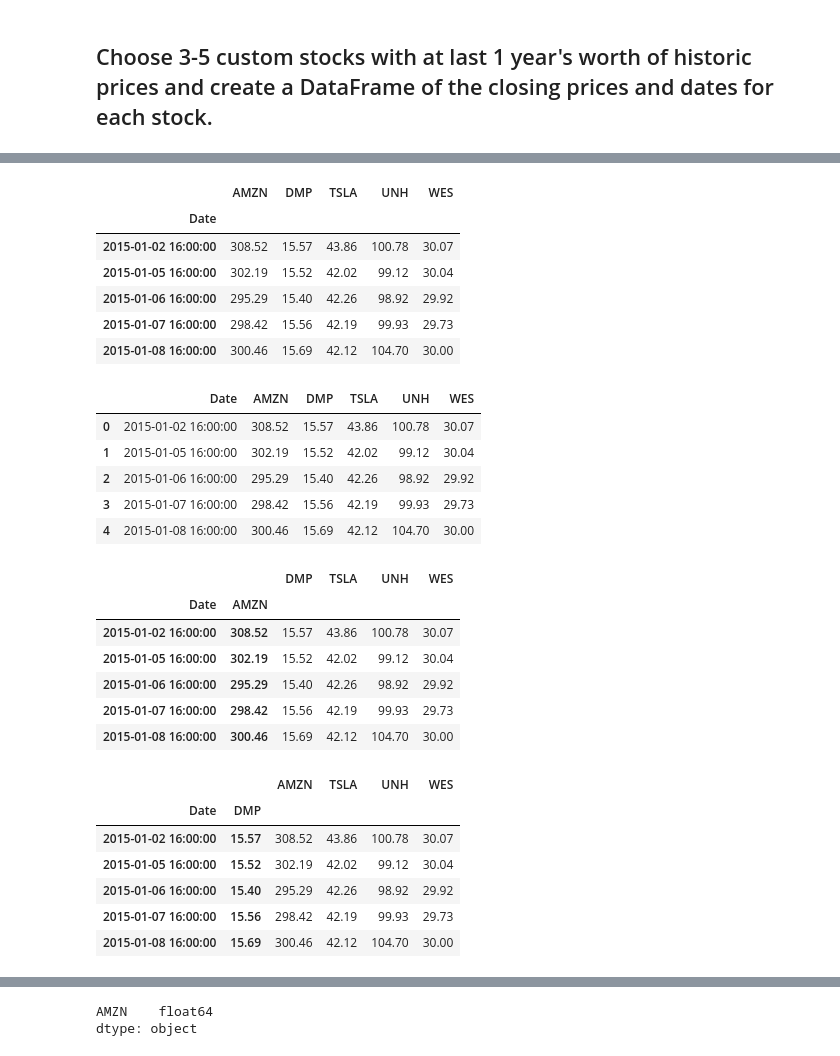
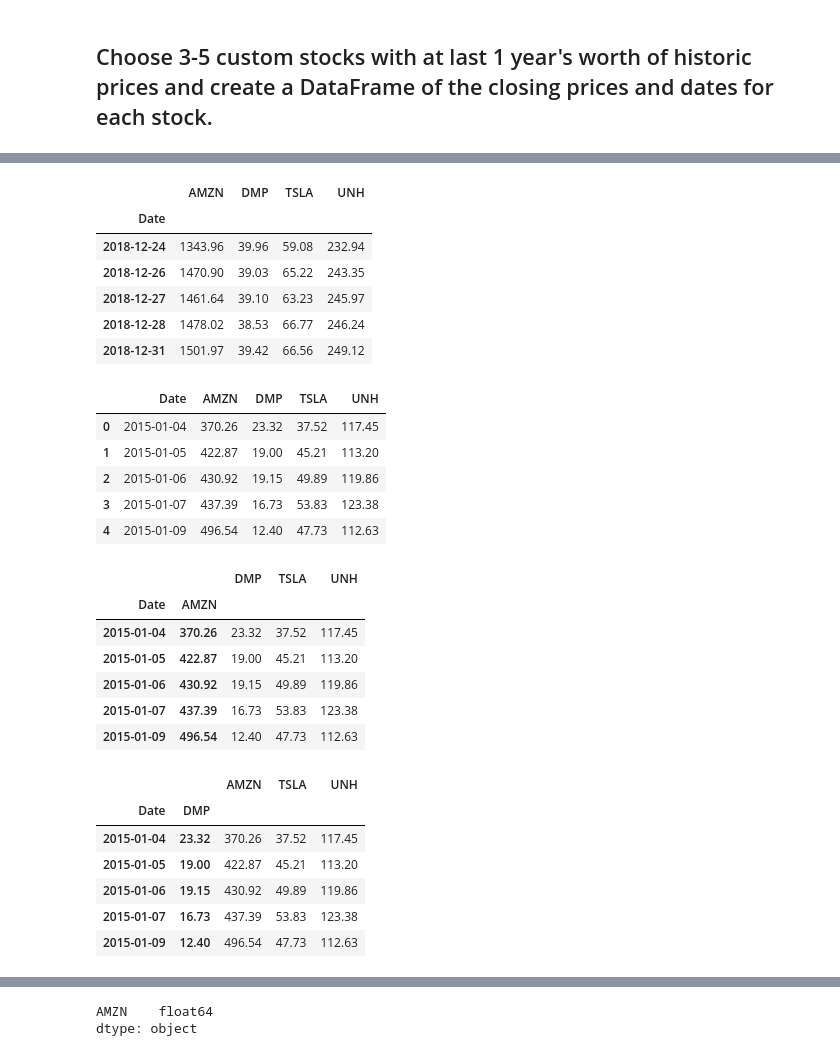
Before and after one commit to JimP315/Panthas, a Jupyter notebook: Starter_Code/whale_analysis.ipynb, the cells around one changed output, grey strips where cells are left out. Cells and saved outputs as stored; diff of their text form; code cells hidden in the pictures.

```diff
--- a/Starter_Code/whale_analysis.ipynb
+++ b/Starter_Code/whale_analysis.ipynb
@@ -522,64 +513,64 @@ WES_returns.head()
 # %%
 # Combine all stocks in a single DataFrame
-combined1_df = pd.concat([AMZN_returns, DMP_returns, TSLA_returns, UNH_returns, WES_returns], axis="columns", join="inner")
+custom_df = pd.concat([AMZN_returns, DMP_returns, TSLA_returns, UNH_returns], axis="columns", join="inner")
 # Create a new DataFrame where the columns are the closing prices for each ticker
 
 
 # Sort datetime index in ascending order (past to present)
-combined1_df = combined1_df.sort_index()
+custom_df = custom_df.sort_index()
 
 # Set column names
-combined1_df.columns = ["AMZN", "DMP", "TSLA", "UNH", "WES"]
+custom_df.columns = ["AMZN", "DMP", "TSLA", "UNH"]
 
 # Display a few rows
-combined1_df.head()
+custom_df.tail()
 # %% [output]
-|  | AMZN | DMP | TSLA | UNH | WES |
-| Date |  |  |  |  |  |
-| 2015-01-02 16:00:00 | 308.52 | 15.57 | 43.86 | 100.78 | 30.07 |
-| 2015-01-05 16:00:00 | 302.19 | 15.52 | 42.02 | 99.12 | 30.04 |
-| 2015-01-06 16:00:00 | 295.29 | 15.40 | 42.26 | 98.92 | 29.92 |
-| 2015-01-07 16:00:00 | 298.42 | 15.56 | 42.19 | 99.93 | 29.73 |
-| 2015-01-08 16:00:00 | 300.46 | 15.69 | 42.12 | 104.70 | 30.00 |
+|  | AMZN | DMP | TSLA | UNH |
+| Date |  |  |  |  |
+| 2018-12-24 | 1343.96 | 39.96 | 59.08 | 232.94 |
+| 2018-12-26 | 1470.90 | 39.03 | 65.22 | 243.35 |
+| 2018-12-27 | 1461.64 | 39.10 | 63.23 | 245.97 |
+| 2018-12-28 | 1478.02 | 38.53 | 66.77 | 246.24 |
+| 2018-12-31 | 1501.97 | 39.42 | 66.56 | 249.12 |
 # %%
 # Reset Date index
-combined1_df.reset_index(inplace = True)
+custom_df.reset_index(inplace = True)
 
 
 # display
-combined1_df.head()
+custom_df.head()
 # %% [output]
-|  | Date | AMZN | DMP | TSLA | UNH | WES |
-| 0 | 2015-01-02 16:00:00 | 308.52 | 15.57 | 43.86 | 100.78 | 30.07 |
-| 1 | 2015-01-05 16:00:00 | 302.19 | 15.52 | 42.02 | 99.12 | 30.04 |
-| 2 | 2015-01-06 16:00:00 | 295.29 | 15.40 | 42.26 | 98.92 | 29.92 |
-| 3 | 2015-01-07 16:00:00 | 298.42 | 15.56 | 42.19 | 99.93 | 29.73 |
-| 4 | 2015-01-08 16:00:00 | 300.46 | 15.69 | 42.12 | 104.70 | 30.00 |
+|  | Date | AMZN | DMP | TSLA | UNH |
+| 0 | 2015-01-04 | 370.26 | 23.32 | 37.52 | 117.45 |
+| 1 | 2015-01-05 | 422.87 | 19.00 | 45.21 | 113.20 |
+| 2 | 2015-01-06 | 430.92 | 19.15 | 49.89 | 119.86 |
+| 3 | 2015-01-07 | 437.39 | 16.73 | 53.83 | 123.38 |
+| 4 | 2015-01-09 | 496.54 | 12.40 | 47.73 | 112.63 |
 # %%
 # Reorganize portfolio data by having a column per symbol
 #use a pivot table Simplest pivot table must have a dataframe
 # and an index/list of index.
-table = pd.pivot_table(combined1_df, index =['Date', 'AMZN'])
+table = pd.pivot_table(custom_df, index =['Date', 'AMZN'])
 
 table.head()
 # %% [output]
-|  |  | DMP | TSLA | UNH | WES |
-| Date | AMZN |  |  |  |  |
-| 2015-01-02 16:00:00 | 308.52 | 15.57 | 43.86 | 100.78 | 30.07 |
-| 2015-01-05 16:00:00 | 302.19 | 15.52 | 42.02 | 99.12 | 30.04 |
-| 2015-01-06 16:00:00 | 295.29 | 15.40 | 42.26 | 98.92 | 29.92 |
-| 2015-01-07 16:00:00 | 298.42 | 15.56 | 42.19 | 99.93 | 29.73 |
-| 2015-01-08 16:00:00 | 300.46 | 15.69 | 42.12 | 104.70 | 30.00 |
+|  |  | DMP | TSLA | UNH |
+| Date | AMZN |  |  |  |
+| 2015-01-04 | 370.26 | 23.32 | 37.52 | 117.45 |
+| 2015-01-05 | 422.87 | 19.00 | 45.21 | 113.20 |
+| 2015-01-06 | 430.92 | 19.15 | 49.89 | 119.86 |
+| 2015-01-07 | 437.39 | 16.73 | 53.83 | 123.38 |
+| 2015-01-09 | 496.54 | 12.40 | 47.73 | 112.63 |
 # %%
-table = pd.pivot_table(combined1_df, index =['Date', 'DMP'])
+table = pd.pivot_table(custom_df, index =['Date', 'DMP'])
 
 table.head()
 # %% [output]
-|  |  | AMZN | TSLA | UNH | WES |
-| Date | DMP |  |  |  |  |
-| 2015-01-02 16:00:00 | 15.57 | 308.52 | 43.86 | 100.78 | 30.07 |
-| 2015-01-05 16:00:00 | 15.52 | 302.19 | 42.02 | 99.12 | 30.04 |
-| 2015-01-06 16:00:00 | 15.40 | 295.29 | 42.26 | 98.92 | 29.92 |
-| 2015-01-07 16:00:00 | 15.56 | 298.42 | 42.19 | 99.93 | 29.73 |
-| 2015-01-08 16:00:00 | 15.69 | 300.46 | 42.12 | 104.70 | 30.00 |
+|  |  | AMZN | TSLA | UNH |
+| Date | DMP |  |  |  |
+| 2015-01-04 | 23.32 | 370.26 | 37.52 | 117.45 |
+| 2015-01-05 | 19.00 | 422.87 | 45.21 | 113.20 |
+| 2015-01-06 | 19.15 | 430.92 | 49.89 | 119.86 |
+| 2015-01-07 | 16.73 | 437.39 | 53.83 | 123.38 |
+| 2015-01-09 | 12.40 | 496.54 | 47.73 | 112.63 |
 # %%
```
Also changed, not shown: parts of 33 cells of this notebook, 5 other files.
